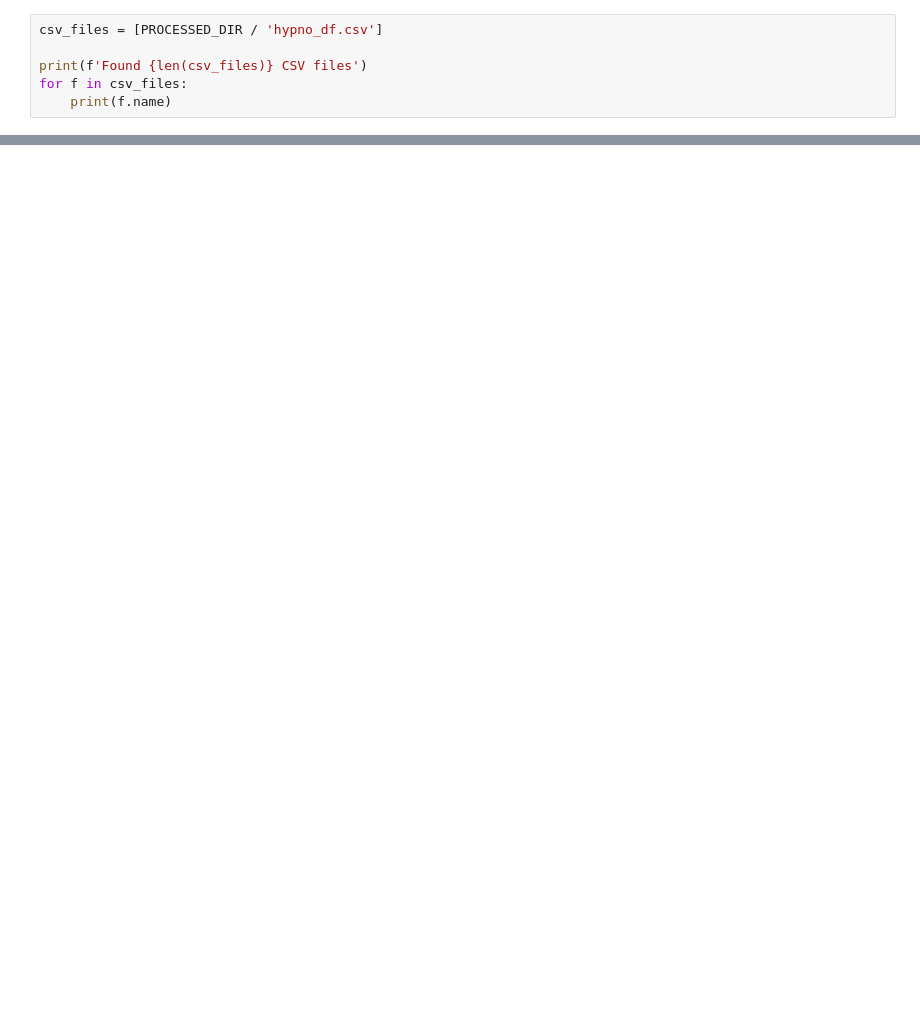
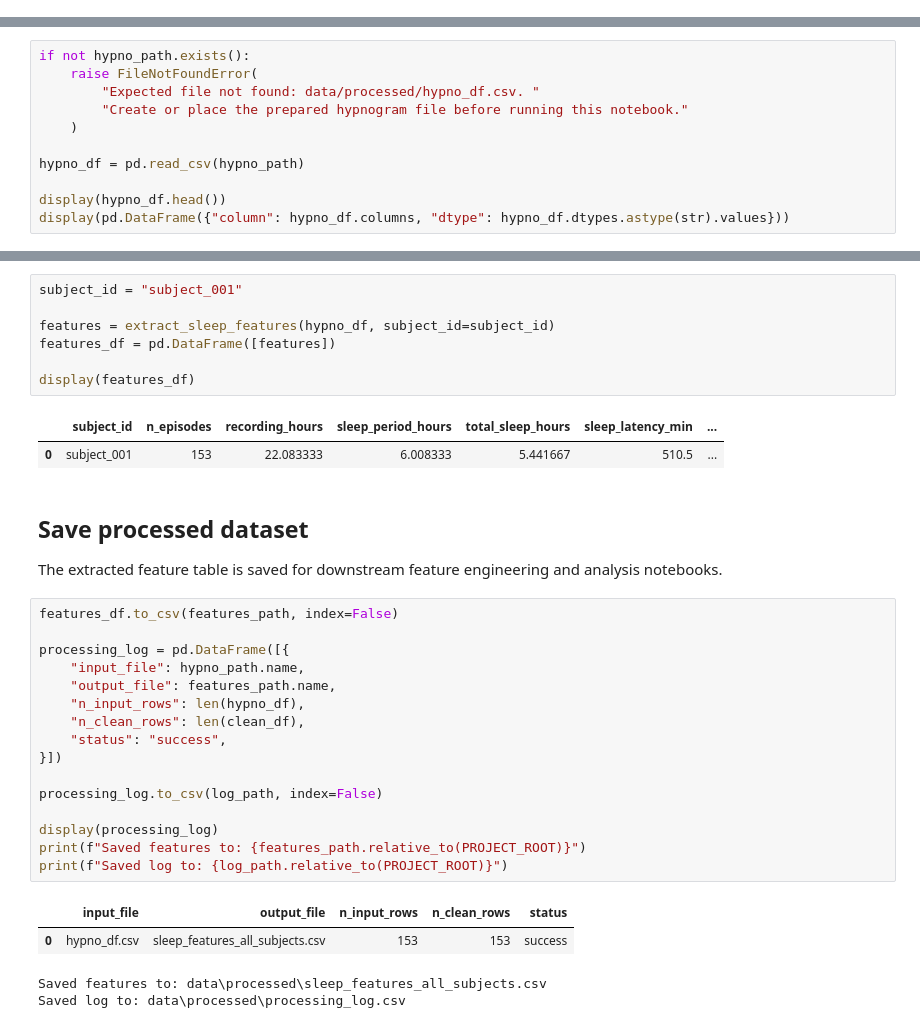
Before and after one commit to kva99kva-eng/Sleep, a Jupyter notebook: notebooks/02_sleep_edf_build_dataset.ipynb, the cells around one changed output, grey strips where cells are left out. Cells and saved outputs as stored; diff of their text form; blank space fills up the shorter version.

Commit message:
Clean sleep analysis notebooks

```diff
--- a/notebooks/02_sleep_edf_build_dataset.ipynb
+++ b/notebooks/02_sleep_edf_build_dataset.ipynb
@@ -349,6 +0,0 @@ OUTPUT_LOG_PATH = PROCESSED_DIR / 'processing_log.csv'
-# %%
-csv_files = [PROCESSED_DIR / 'hypno_df.csv']
-
-print(f'Found {len(csv_files)} CSV files')
-for f in csv_files:
-    print(f.name)
@@ -553,0 +46,11 @@ The resulting features are saved for further analysis in the feature engineering
+# %%
+if not hypno_path.exists():
+    raise FileNotFoundError(
+        "Expected file not found: data/processed/hypno_df.csv. "
+        "Create or place the prepared hypnogram file before running this notebook."
+    )
+
+hypno_df = pd.read_csv(hypno_path)
+
+display(hypno_df.head())
+display(pd.DataFrame({"column": hypno_df.columns, "dtype": hypno_df.dtypes.astype(str).values}))
@@ -553,0 +251,35 @@ The resulting features are saved for further analysis in the feature engineering
+# %%
+subject_id = "subject_001"
+
+features = extract_sleep_features(hypno_df, subject_id=subject_id)
+features_df = pd.DataFrame([features])
+
+display(features_df)
+# %% [output]
+|  | subject_id | n_episodes | recording_hours | sleep_period_hours | total_sleep_hours | sleep_latency_min | ... |
+| 0 | subject_001 | 153 | 22.083333 | 6.008333 | 5.441667 | 510.5 | ... |
+# %% [markdown]
+## Save processed dataset
+
+The extracted feature table is saved for downstream feature engineering and analysis notebooks.
+# %%
+features_df.to_csv(features_path, index=False)
+
+processing_log = pd.DataFrame([{
+    "input_file": hypno_path.name,
+    "output_file": features_path.name,
+    "n_input_rows": len(hypno_df),
+    "n_clean_rows": len(clean_df),
+    "status": "success",
+}])
+
+processing_log.to_csv(log_path, index=False)
+
+display(processing_log)
+print(f"Saved features to: {features_path.relative_to(PROJECT_ROOT)}")
+print(f"Saved log to: {log_path.relative_to(PROJECT_ROOT)}")
+# %% [output]
+|  | input_file | output_file | n_input_rows | n_clean_rows | status |
+| 0 | hypno_df.csv | sleep_features_all_subjects.csv | 153 | 153 | success |
+Saved features to: data\processed\sleep_features_all_subjects.csv
+Saved log to: data\processed\processing_log.csv
```
Also changed, not shown: parts of 48 cells of this notebook, 11 other files.
